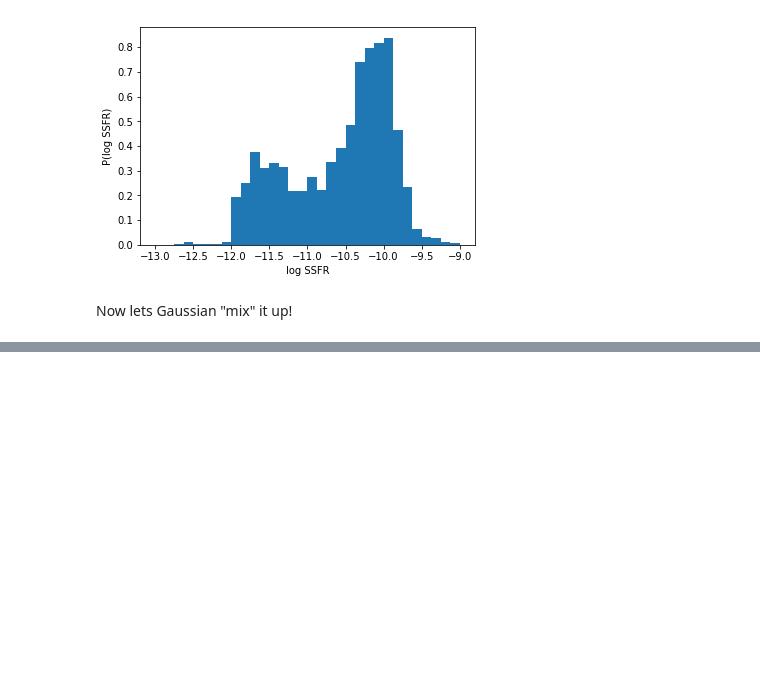
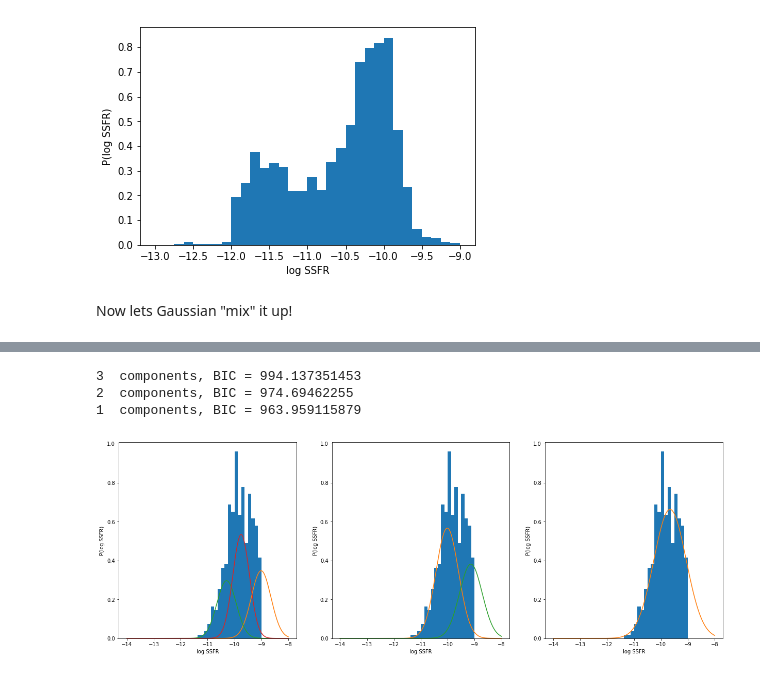
Before and after one commit to changhoonhahn/LetsTalkAboutQuench, a Jupyter notebook: code/notebooks/notes_pssfr_gmm.ipynb, the cells around one changed output, grey strips where cells are left out. Drawn from its saved outputs; the diff is of its cells as text; code cells hidden in the pictures; blank space fills up the shorter version.

Commit message:
trying to integrate gaussian mixture model for fitting the SFMS

```diff
--- a/code/notebooks/notes_pssfr_gmm.ipynb
+++ b/code/notebooks/notes_pssfr_gmm.ipynb
@@ -110,0 +140,19 @@ for i_n, n in enumerate([3,2,1]):
+# %%
+fig = plt.figure(figsize=(21,7))
+for i_n, n in enumerate([3,2,1]):
+    gmm = Mix.GaussianMixture(n_components=n)
+    gmm.fit(X)
+    sub = fig.add_subplot(1,3,i_n+1)
+    _ = sub.hist(X, range=[-13., -9.], bins=32, normed=True)
+    x = np.linspace(-14., -8., 1000)
+    for i in range(len(gmm.weights_)):
+        sub.plot(x, gmm.weights_[i]*MNorm.pdf(x, gmm.means_.flatten()[i], gmm.covariances_.flatten()[i]))
+    sub.set_xlabel('log SSFR')
+    sub.set_ylabel('P(log SSFR)')
+
+    print n, ' components, BIC =', gmm.bic(X)
+# %% [output]
+3  components, BIC = 994.137351453
+2  components, BIC = 974.69462255
+1  components, BIC = 963.959115879
+[figure, added]
```
Also changed, not shown: parts of 12 cells of this notebook, 1 other file.
